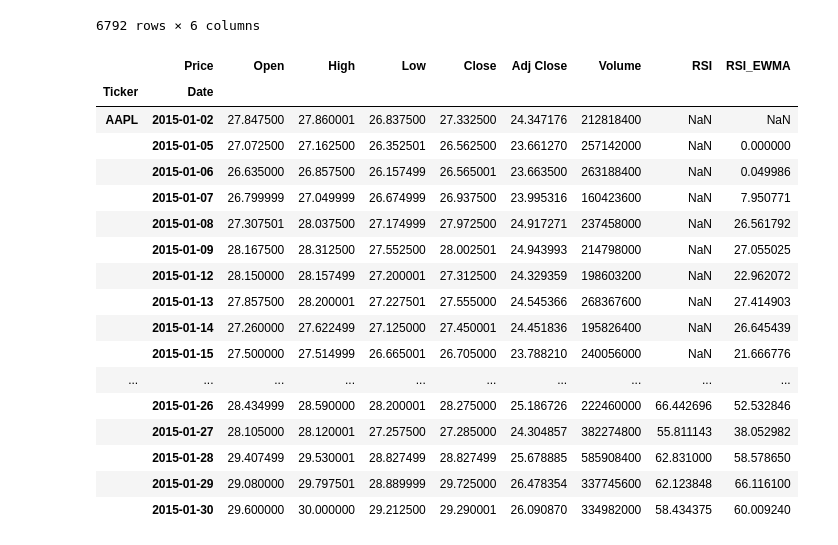
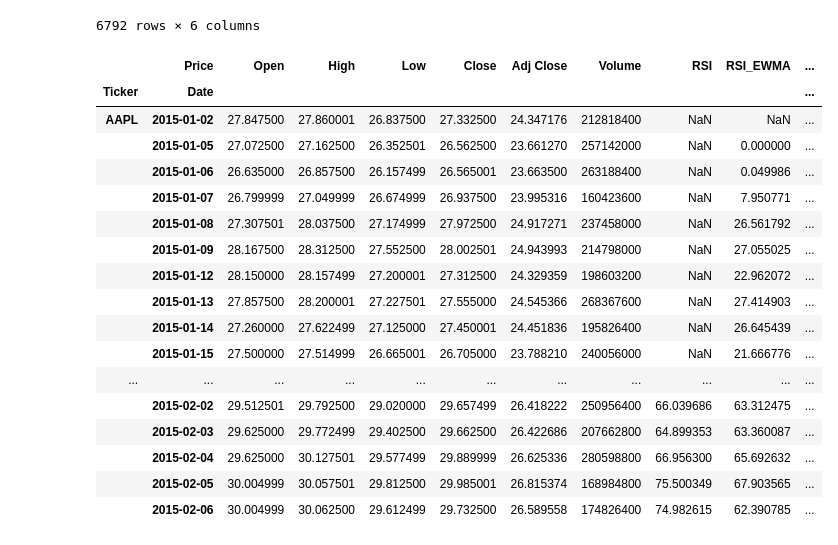
Before and after one commit to codyrosenzweig1/Quant_Trading_Basics_ML, a Jupyter notebook: Personal_Trading_Stratergy.ipynb, the cells around one changed output. Saved outputs shown, nothing was run; the diff lists cells and outputs as text; code cells hidden in the pictures.

```diff
--- a/Personal_Trading_Stratergy.ipynb
+++ b/Personal_Trading_Stratergy.ipynb
@@ -88,7 +88,6 @@ def calculate_rsi(data, column='Adj Close', window=14):
         avg_loss = losses.rolling(window=window, min_periods=window).mean()
 
         rs = avg_gain/avg_loss
-
         data['RSI'] = 100 - (100/ (1+rs)) # Ratio of avg gains/ avg losses during the window -> normalised to be 0 < rsi < 1
 
         return data
@@ -121,30 +120,54 @@ def calculate_rsi_ewma(data, column="Adj Close", window=14):
         return data
 
     return data.groupby(level='Ticker', group_keys=False).apply(rsi_ewma_per_stock)
+
+
+def calculate_bollinger_bands(data, window=20):
+    """
+    Calculates Bollinger bands for multi-index df
+    """
+    if not isinstance(data, pd.DataFrame):
+        raise ValueError("Input data must be a pandas DataFrame")
+
+    def calculate_bb_per_stock(data):
+        bb_data = data['Adj Close']
+
+        rolling_mean = bb_data.rolling(window=window).mean()
+        rolling_std = bb_data.rolling(window=window).std()
+
+        data[('Bollinger', 'Middle Band')] = rolling_mean
+        data[('Bollinger', 'Upper Band')] = rolling_mean + (2 * rolling_std)
+        data[('Bollinger', 'Lower Band')] = rolling_mean - (2 * rolling_std)
+
+        return data
+
+    return data.groupby(level='Ticker', group_keys=False).apply(calculate_bb_per_stock)
 # %%
 column = "Adj Close"
 
 df = calculate_rsi(multi_index_data, column)
 
 df = calculate_rsi_ewma(df, column=column, window=14)
 
-df.head(20)
+df = calculate_bollinger_bands(df)
+
+df.head(25)
 # %% [output]
-|  | Price | Open | High | Low | Close | Adj Close | Volume | RSI | RSI_EWMA |
-| Ticker | Date |  |  |  |  |  |  |  |  |
-| AAPL | 2015-01-02 | 27.847500 | 27.860001 | 26.837500 | 27.332500 | 24.347176 | 212818400 | NaN | NaN |
-|  | 2015-01-05 | 27.072500 | 27.162500 | 26.352501 | 26.562500 | 23.661270 | 257142000 | NaN | 0.000000 |
-|  | 2015-01-06 | 26.635000 | 26.857500 | 26.157499 | 26.565001 | 23.663500 | 263188400 | NaN | 0.049986 |
-|  | 2015-01-07 | 26.799999 | 27.049999 | 26.674999 | 26.937500 | 23.995316 | 160423600 | NaN | 7.950771 |
-|  | 2015-01-08 | 27.307501 | 28.037500 | 27.174999 | 27.972500 | 24.917271 | 237458000 | NaN | 26.561792 |
-|  | 2015-01-09 | 28.167500 | 28.312500 | 27.552500 | 28.002501 | 24.943993 | 214798000 | NaN | 27.055025 |
-|  | 2015-01-12 | 28.150000 | 28.157499 | 27.200001 | 27.312500 | 24.329359 | 198603200 | NaN | 22.962072 |
-|  | 2015-01-13 | 27.857500 | 28.200001 | 27.227501 | 27.555000 | 24.545366 | 268367600 | NaN | 27.414903 |
-|  | 2015-01-14 | 27.260000 | 27.622499 | 27.125000 | 27.450001 | 24.451836 | 195826400 | NaN | 26.645439 |
-|  | 2015-01-15 | 27.500000 | 27.514999 | 26.665001 | 26.705000 | 23.788210 | 240056000 | NaN | 21.666776 |
-| ... | ... | ... | ... | ... | ... | ... | ... | ... | ... |
-|  | 2015-01-26 | 28.434999 | 28.590000 | 28.200001 | 28.275000 | 25.186726 | 222460000 | 66.442696 | 52.532846 |
-|  | 2015-01-27 | 28.105000 | 28.120001 | 27.257500 | 27.285000 | 24.304857 | 382274800 | 55.811143 | 38.052982 |
-|  | 2015-01-28 | 29.407499 | 29.530001 | 28.827499 | 28.827499 | 25.678885 | 585908400 | 62.831000 | 58.578650 |
-|  | 2015-01-29 | 29.080000 | 29.797501 | 28.889999 | 29.725000 | 26.478354 | 337745600 | 62.123848 | 66.116100 |
-|  | 2015-01-30 | 29.600000 | 30.000000 | 29.212500 | 29.290001 | 26.090870 | 334982000 | 58.434375 | 60.009240 |
+|  | Price | Open | High | Low | Close | Adj Close | Volume | RSI | RSI_EWMA | ... |
+| Ticker | Date |  |  |  |  |  |  |  |  | ... |
+| AAPL | 2015-01-02 | 27.847500 | 27.860001 | 26.837500 | 27.332500 | 24.347176 | 212818400 | NaN | NaN | ... |
+|  | 2015-01-05 | 27.072500 | 27.162500 | 26.352501 | 26.562500 | 23.661270 | 257142000 | NaN | 0.000000 | ... |
+|  | 2015-01-06 | 26.635000 | 26.857500 | 26.157499 | 26.565001 | 23.663500 | 263188400 | NaN | 0.049986 | ... |
+|  | 2015-01-07 | 26.799999 | 27.049999 | 26.674999 | 26.937500 | 23.995316 | 160423600 | NaN | 7.950771 | ... |
+|  | 2015-01-08 | 27.307501 | 28.037500 | 27.174999 | 27.972500 | 24.917271 | 237458000 | NaN | 26.561792 | ... |
+|  | 2015-01-09 | 28.167500 | 28.312500 | 27.552500 | 28.002501 | 24.943993 | 214798000 | NaN | 27.055025 | ... |
+|  | 2015-01-12 | 28.150000 | 28.157499 | 27.200001 | 27.312500 | 24.329359 | 198603200 | NaN | 22.962072 | ... |
+|  | 2015-01-13 | 27.857500 | 28.200001 | 27.227501 | 27.555000 | 24.545366 | 268367600 | NaN | 27.414903 | ... |
+|  | 2015-01-14 | 27.260000 | 27.622499 | 27.125000 | 27.450001 | 24.451836 | 195826400 | NaN | 26.645439 | ... |
+|  | 2015-01-15 | 27.500000 | 27.514999 | 26.665001 | 26.705000 | 23.788210 | 240056000 | NaN | 21.666776 | ... |
+| ... | ... | ... | ... | ... | ... | ... | ... | ... | ... | ... |
+|  | 2015-02-02 | 29.512501 | 29.792500 | 29.020000 | 29.657499 | 26.418222 | 250956400 | 66.039686 | 63.312475 | ... |
+|  | 2015-02-03 | 29.625000 | 29.772499 | 29.402500 | 29.662500 | 26.422686 | 207662800 | 64.899353 | 63.360087 | ... |
+|  | 2015-02-04 | 29.625000 | 30.127501 | 29.577499 | 29.889999 | 26.625336 | 280598800 | 66.956300 | 65.692632 | ... |
+|  | 2015-02-05 | 30.004999 | 30.057501 | 29.812500 | 29.985001 | 26.815374 | 168984800 | 75.500349 | 67.903565 | ... |
+|  | 2015-02-06 | 30.004999 | 30.062500 | 29.612499 | 29.732500 | 26.589558 | 174826400 | 74.982615 | 62.390785 | ... |
```
Also changed, not shown: parts of 5 cells of this notebook.
